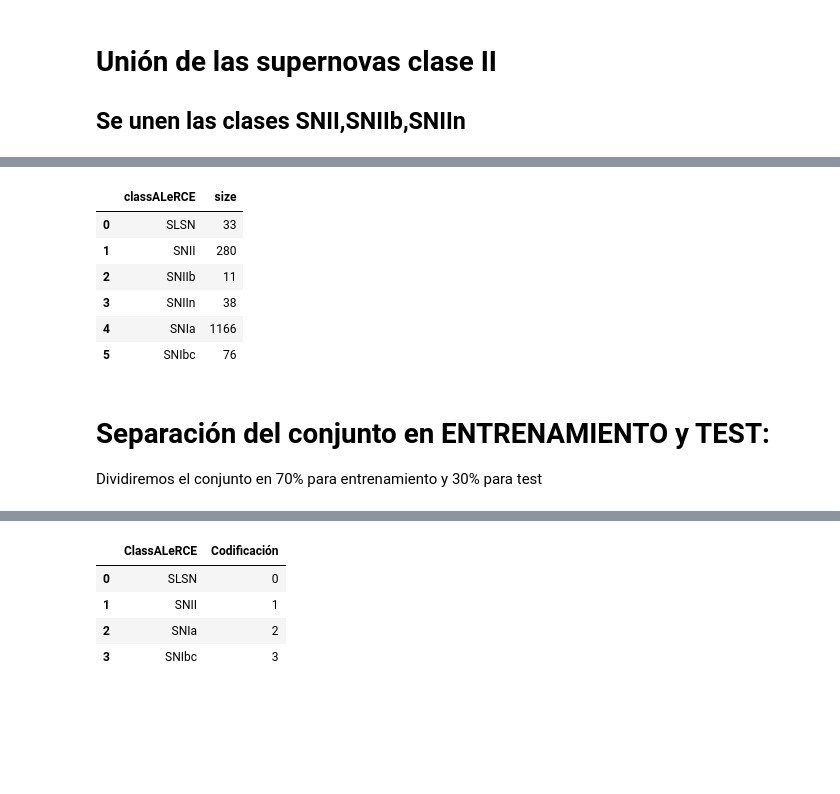
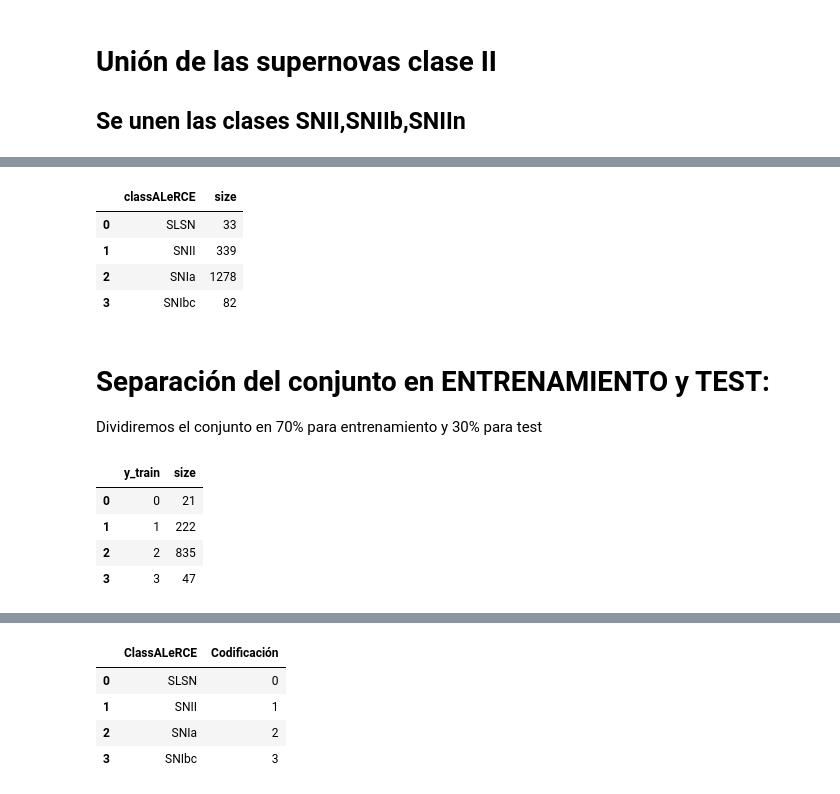
Before and after one commit to joaquinzepeda/Proyecto-ClasificacionSN, a Jupyter notebook: Clasificación de Supernovas RF.ipynb, the cells around one changed output, grey strips where cells are left out. Drawn from its saved outputs; the diff is of its cells as text; code cells hidden in the pictures; blank space fills up the shorter version.

```diff
--- a/Clasificación de Supernovas RF.ipynb
+++ b/Clasificación de Supernovas RF.ipynb
@@ -28,0 +53,3 @@ features_clean_unbalanced
+# %%
+features_unbalanced_2 = features_unbalanced.drop(banned_features, axis=1)
+features_unbalanced_2
@@ -28,0 +72,3 @@ features_clean_unbalanced
+# %%
+thresh = features_unbalanced_2.shape[1]
+thresh
@@ -28,0 +77,2 @@ features_clean_unbalanced
+# %%
+features_unbalanced_2 = features_unbalanced_2.set_index('oid')
@@ -28,0 +81,3 @@ features_clean_unbalanced
+# %%
+features_clean_unbalanced = features_unbalanced_2.dropna(thresh=thresh)
+features_clean_unbalanced
@@ -60,15 +138,13 @@ features_clean_unbalanced
 # %%
 count_clase2 = pd.DataFrame({'classALeRCE':features_clean_unbalanced['classALeRCE']})
-count_clase2 = count_clase1.groupby(count_clase2.columns.tolist(),as_index=False).size()
+count_clase2 = count_clase2.groupby(count_clase2.columns.tolist(),as_index=False).size()
 count_clase2
 # %% [output]
 |  | classALeRCE | size |
 | 0 | SLSN | 33 |
-| 1 | SNII | 280 |
-| 2 | SNIIb | 11 |
-| 3 | SNIIn | 38 |
-| 4 | SNIa | 1166 |
-| 5 | SNIbc | 76 |
+| 1 | SNII | 339 |
+| 2 | SNIa | 1278 |
+| 3 | SNIbc | 82 |
 # %% [markdown]
 
 # Separación del conjunto en ENTRENAMIENTO y TEST:
@@ -86,0 +163,10 @@ X_train, X_test, y_train, y_test = train_test_split(X, y, random_state=42)
+# %%
+count_clase0 = pd.DataFrame({'y_train':y_train})
+count_clase0 = count_clase0.groupby(count_clase0.columns.tolist(),as_index=False).size()
+count_clase0
+# %% [output]
+|  | y_train | size |
+| 0 | 0 | 21 |
+| 1 | 1 | 222 |
+| 2 | 2 | 835 |
+| 3 | 3 | 47 |
```
Also changed, not shown: parts of 37 cells of this notebook.
